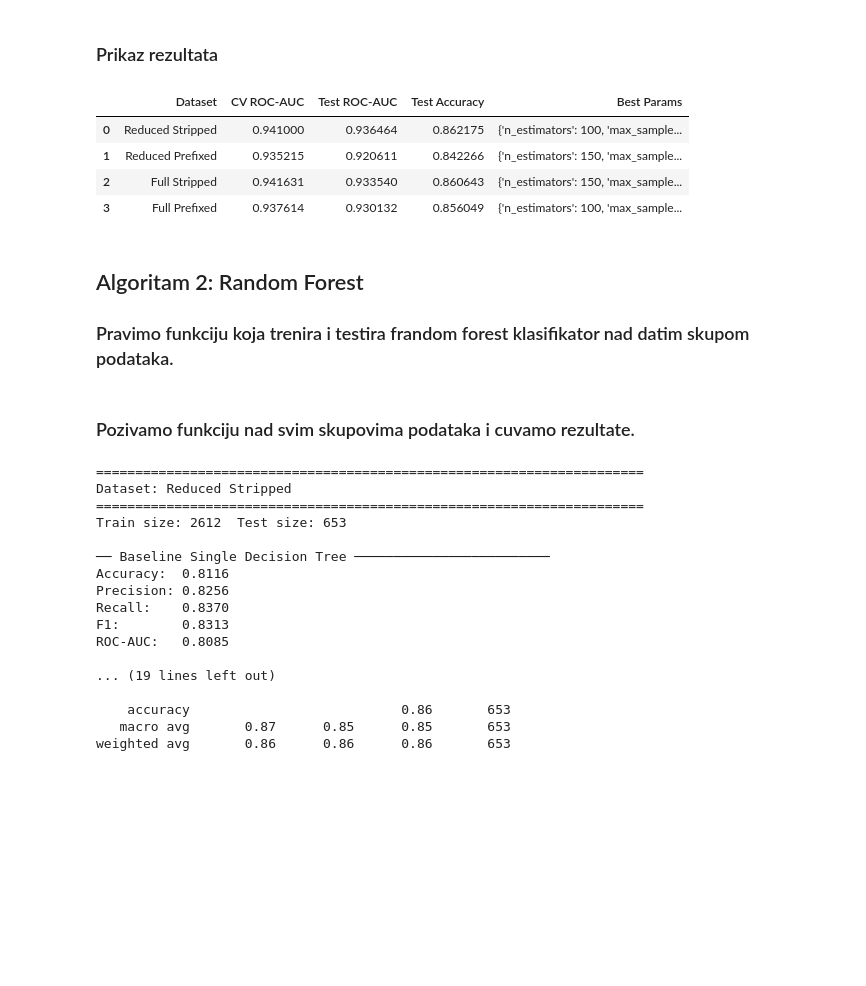
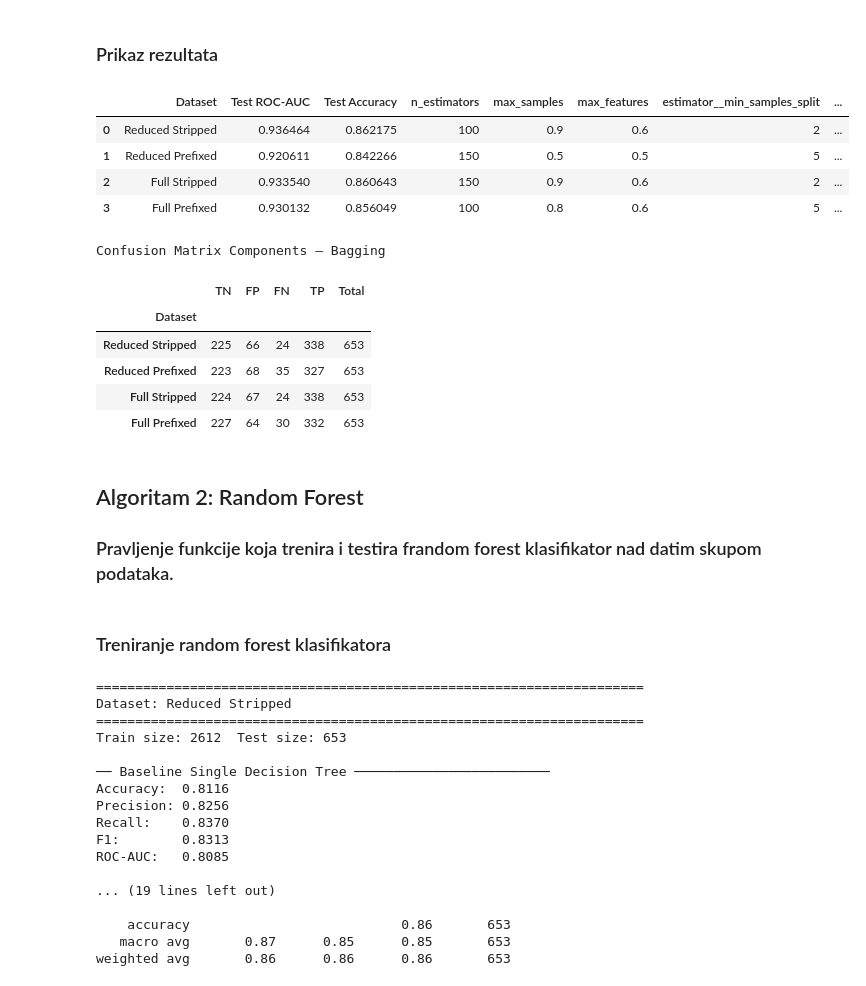
Before and after one commit to bogdanm0/farm_ad_analysis, a Jupyter notebook: Classification.ipynb, the cells around one changed output. Drawn from its saved outputs; the diff is of its cells as text; code cells hidden in the pictures; blank space fills up the shorter version.

```diff
--- a/Classification.ipynb
+++ b/Classification.ipynb
@@ -283,27 +303,34 @@ weighted avg       0.86      0.86      0.85       653
 [figure]
 # %% [markdown]
 ### Prikaz rezultata
-# %%
-summary_bagging = pd.DataFrame([
-    {
-        'Dataset': name,
-        'CV ROC-AUC': res['cv_roc_auc'],
-        'Test ROC-AUC': res['test_roc_auc'],
-        'Test Accuracy': res['test_accuracy'],
-        'Best Params': res['best_params']
-    }
-    for name, res in bagging_results.items()
-])
-display(summary_bagging)
-# %% [output]
-|  | Dataset | CV ROC-AUC | Test ROC-AUC | Test Accuracy | Best Params |
-| 0 | Reduced Stripped | 0.941000 | 0.936464 | 0.862175 | {'n_estimators': 100, 'max_sample... |
-| 1 | Reduced Prefixed | 0.935215 | 0.920611 | 0.842266 | {'n_estimators': 150, 'max_sample... |
-| 2 | Full Stripped | 0.941631 | 0.933540 | 0.860643 | {'n_estimators': 150, 'max_sample... |
-| 3 | Full Prefixed | 0.937614 | 0.930132 | 0.856049 | {'n_estimators': 100, 'max_sample... |
+# %%
+summary_bagging = pd.DataFrame([
+    {
+        'Dataset': name,
+        'Test ROC-AUC': res['test_roc_auc'],
+        'Test Accuracy': res['test_accuracy'],
+        **res['best_params']
+    }
+    for name, res in bagging_results.items()
+])
+display(summary_bagging)
+show_confusion_table(bagging_results, 'Bagging')
+# %% [output]
+|  | Dataset | Test ROC-AUC | Test Accuracy | n_estimators | max_samples | max_features | estimator__min_samples_split | ... |
+| 0 | Reduced Stripped | 0.936464 | 0.862175 | 100 | 0.9 | 0.6 | 2 | ... |
+| 1 | Reduced Prefixed | 0.920611 | 0.842266 | 150 | 0.5 | 0.5 | 5 | ... |
+| 2 | Full Stripped | 0.933540 | 0.860643 | 150 | 0.9 | 0.6 | 2 | ... |
+| 3 | Full Prefixed | 0.930132 | 0.856049 | 100 | 0.8 | 0.6 | 5 | ... |
+Confusion Matrix Components — Bagging
+|  | TN | FP | FN | TP | Total |
+| Dataset |  |  |  |  |  |
+| Reduced Stripped | 225 | 66 | 24 | 338 | 653 |
+| Reduced Prefixed | 223 | 68 | 35 | 327 | 653 |
+| Full Stripped | 224 | 67 | 24 | 338 | 653 |
+| Full Prefixed | 227 | 64 | 30 | 332 | 653 |
 # %% [markdown]
 ## Algoritam 2: Random Forest
-### Pravimo funkciju koja trenira i testira frandom forest klasifikator nad datim skupom podataka.
+### Pravljenje funkcije koja trenira i testira frandom forest klasifikator nad datim skupom podataka.
 # %%
 def run_random_forest_classification(X_train, X_test, y_train, y_test, dataset_name, cv):
     print(f"\n{'='*70}")
@@ -395,7 +425,7 @@ def run_random_forest_classification(X_train, X_test, y_train, y_test, dataset_n
     }
     return best_rf, metrics
 # %% [markdown]
-### Pozivamo funkciju nad svim skupovima podataka i cuvamo rezultate.
+### Treniranje random forest klasifikatora
 # %%
 rf_results = {}
 
```
Also changed, not shown: parts of 25 cells of this notebook, 25 other files.
